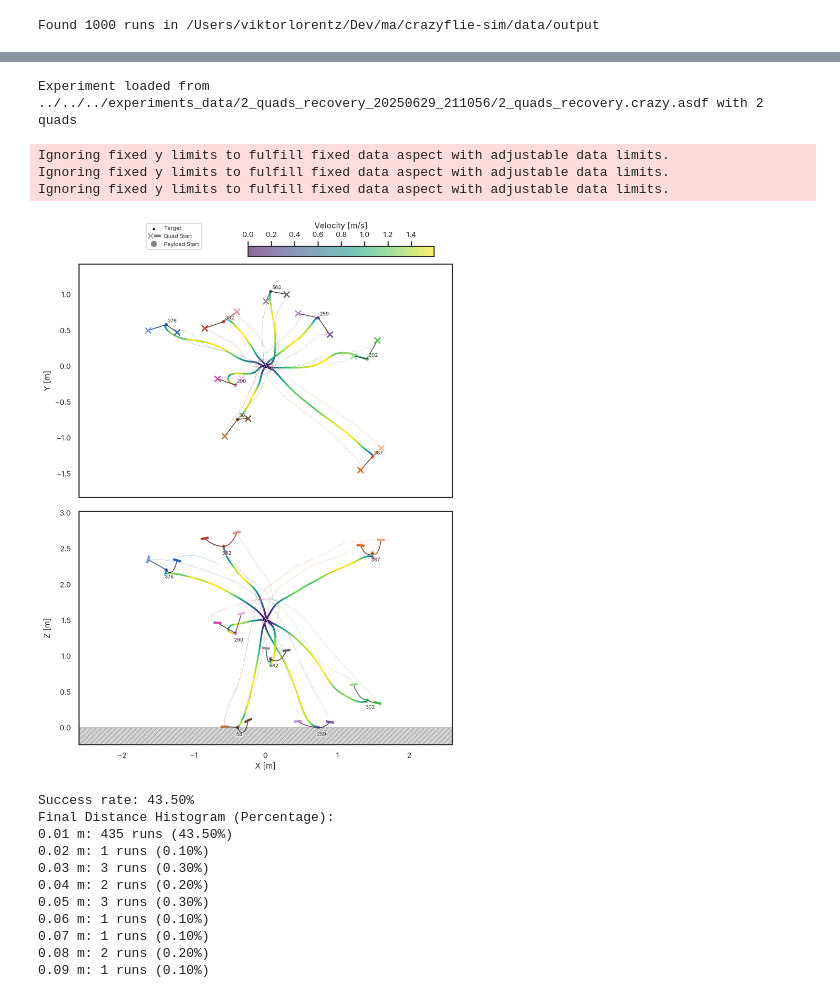
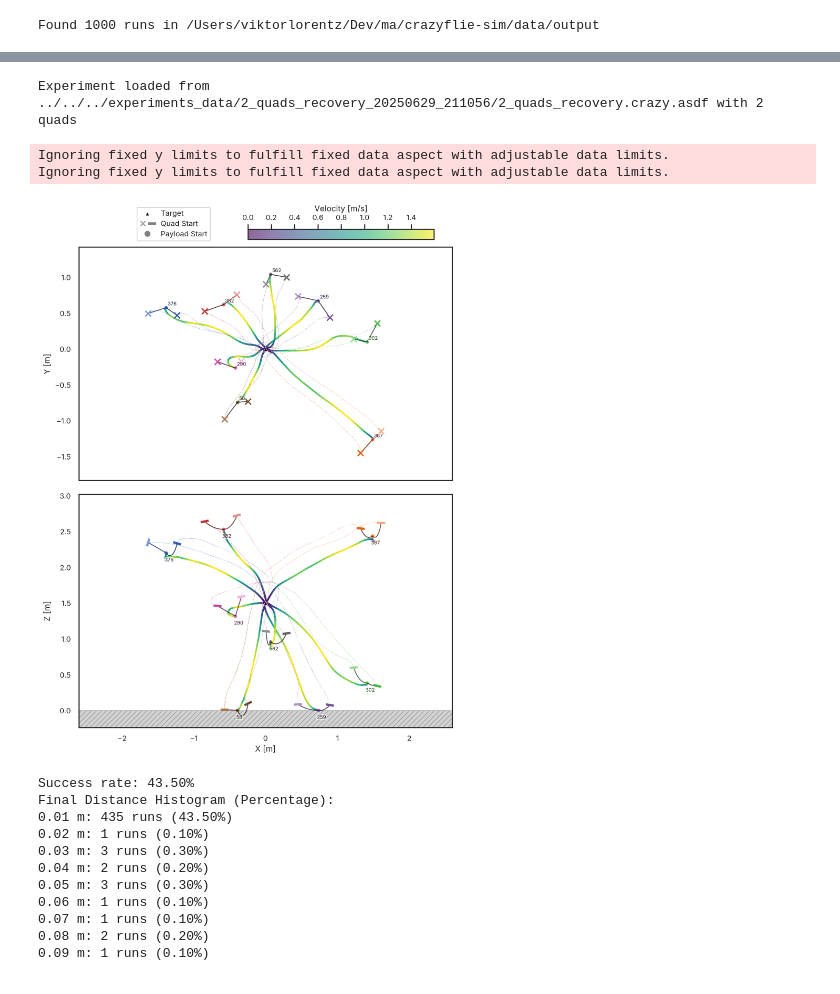
Before and after one commit to viktorlorentz/crazyMARL, a Jupyter notebook: crazymarl/experiments/plots/plot_baseline.ipynb, the cells around one changed output, grey strips where cells are left out. Cells and saved outputs as stored; diff of their text form; code cells hidden in the pictures.

```diff
--- a/crazymarl/experiments/plots/plot_baseline.ipynb
+++ b/crazymarl/experiments/plots/plot_baseline.ipynb
@@ -507,7 +507,7 @@ def plot_xy_zx_plane(exp,
     ax_zx.set_xlabel('X [m]')
 
     # colorbar
-    cbar_ax = fig.add_axes([0.5, 1.01, 0.45, 0.02])
+    cbar_ax = fig.add_axes([0.12, 0.6, 0.25, 0.01])
     cbar = fig.colorbar(sc, cax=cbar_ax, orientation='horizontal', fraction=0.01, pad=0.01)
     cbar.ax.xaxis.set_label_position('top')
     cbar.ax.xaxis.tick_top()
@@ -539,7 +539,7 @@ def plot_xy_zx_plane(exp,
 
     fig.legend(handles, labels,
                handler_map={tuple: HandlerTuple(ndivide=None)},
-               loc='lower left', ncol=2,  bbox_to_anchor=(0.08, 1.0))
+               loc='lower left', ncol=2,  bbox_to_anchor=(0.11, 0.54))
 
     return fig
 
@@ -787,36 +787,35 @@ def plot_xy_zx_plane(exp: Experiment,
             if li and li not in labels:
                 handles.append(hi)
                 labels.append(li)
         if ax.legend_:
             ax.legend_.remove()
 
     # custom combined handle: quad start as cross + thick line
     quad_marker = Line2D([], [], marker='x', linestyle='None', color='gray')
     legend_line = Line2D([], [], linestyle='-', linewidth=3, color='gray', solid_capstyle='projecting')
     payload_marker = Line2D([], [], marker='o', linestyle='None', color='gray')
     handles.append((quad_marker, legend_line))
     labels.append('Quad Start')
     handles.append(payload_marker)
     labels.append('Payload Start')
 
     fig.legend(handles, labels,
                handler_map={tuple: HandlerTuple(ndivide=None)},
-               loc='upper center', ncol=1, fontsize='small', bbox_to_anchor=(0.32, 1.08))
+               loc='upper center', ncol=1, bbox_to_anchor=(0.32, 1.08))
 
     return fig
 
 
 two_recovery_rl = Experiment('../../../experiments_data/2_quads_recovery_20250629_211056/2_quads_recovery.crazy.asdf')
 #two_recovery_rl = Experiment('../../../experiments_data/2_quads_recovery_20250706_190036/2_quads_recovery.crazy.asdf') #SEED 42
 
 
 two_rec = plot_xy_zx_plane(two_recovery_rl, runs=[376, 387, 302, 382,259, 58, 290, 562], show_quads=True, xlimits=(-2.6, 2.6),  color_info='velocity', show_run_id=True, reduce_quad_id=False, show_failed=True);
 # %% [output]
 Experiment loaded from ../../../experiments_data/2_quads_recovery_20250629_211056/2_quads_recovery.crazy.asdf with 2 quads
 Ignoring fixed y limits to fulfill fixed data aspect with adjustable data limits.
 Ignoring fixed y limits to fulfill fixed data aspect with adjustable data limits.
-Ignoring fixed y limits to fulfill fixed data aspect with adjustable data limits.
-[figure, old version]
+[figure, new version]
 # %%
 def final_dist_hist(exp):
     final_distance = np.linalg.norm(
```
Also changed, not shown: parts of 1 cell of this notebook, 3 other files.
